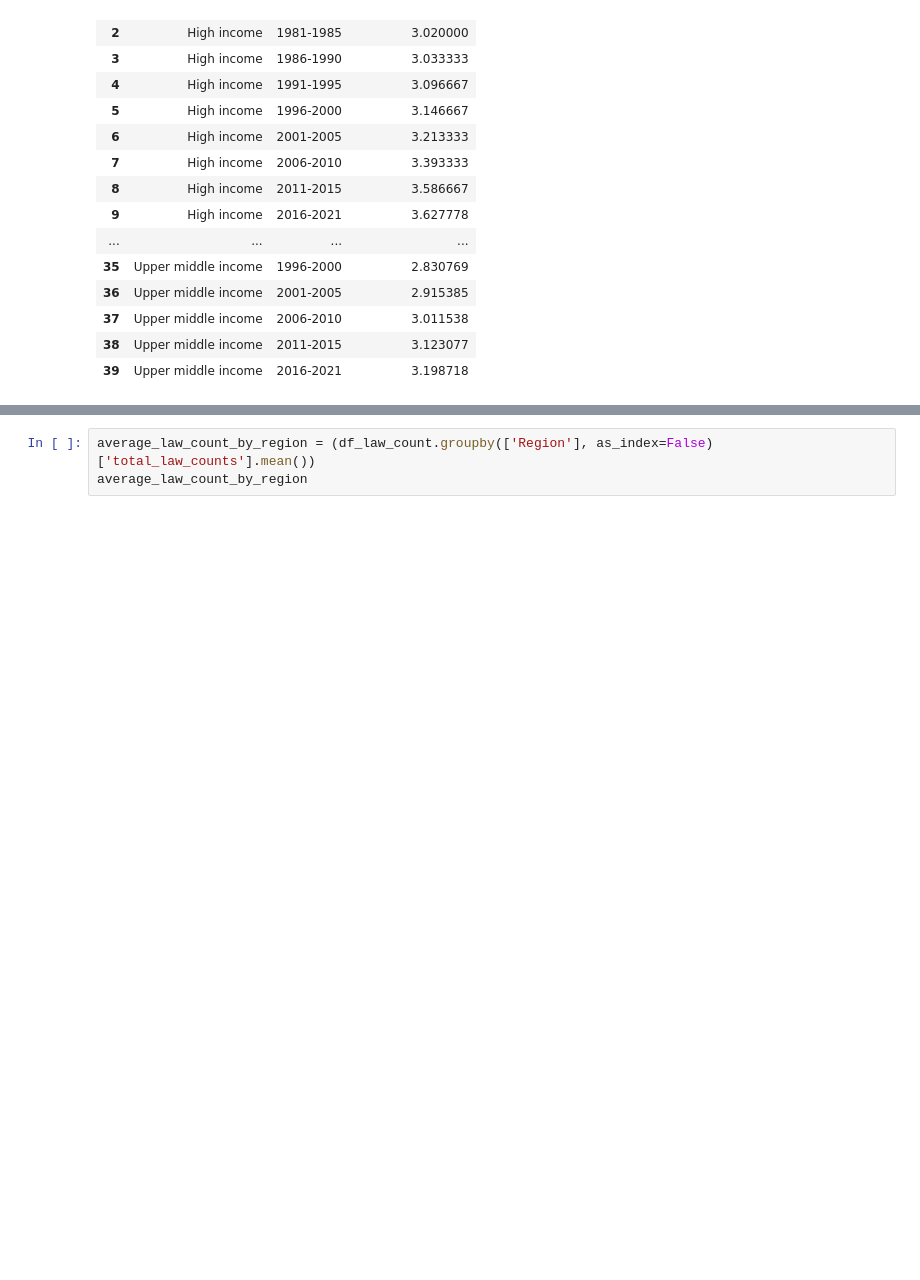
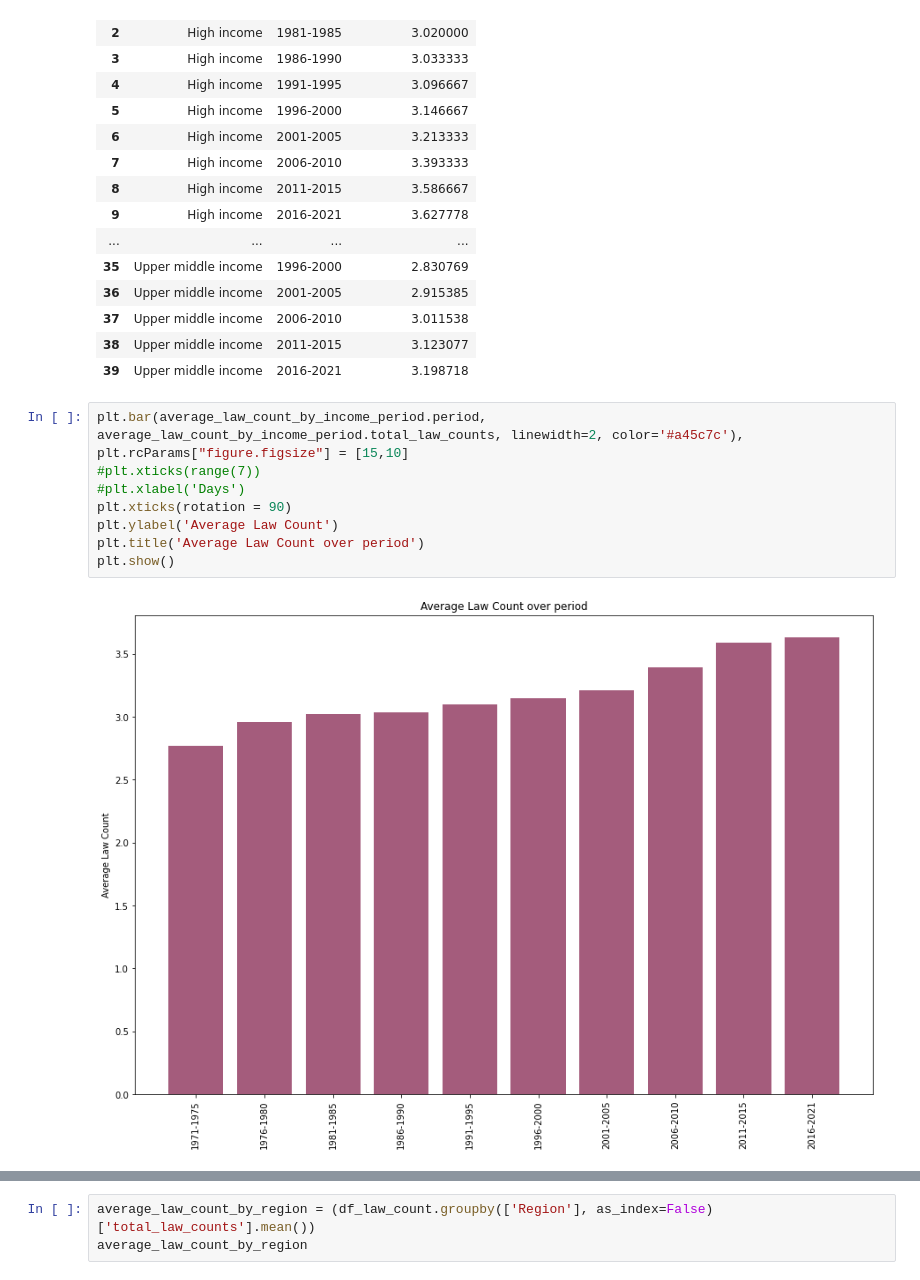
Before and after one commit to AnnikaBock65/Female_Entrepreneurship, a Jupyter notebook: notebooks/law_count_number.ipynb, the cells around one changed output, grey strips where cells are left out. Cells and saved outputs as stored; diff of their text form; blank space fills up the shorter version.

Commit message:
save average law count over period

```diff
--- a/notebooks/law_count_number.ipynb
+++ b/notebooks/law_count_number.ipynb
@@ -259,3 +259,14 @@ average_law_count_by_income_period
 | 37 | Upper middle income | 2006-2010 | 3.011538 |
 | 38 | Upper middle income | 2011-2015 | 3.123077 |
 | 39 | Upper middle income | 2016-2021 | 3.198718 |
+# %%
+plt.bar(average_law_count_by_income_period.period, average_law_count_by_income_period.total_law_counts, linewidth=2, color='#a45c7c'),
+plt.rcParams["figure.figsize"] = [15,10]
+#plt.xticks(range(7))
+#plt.xlabel('Days')
+plt.xticks(rotation = 90)
+plt.ylabel('Average Law Count')
+plt.title('Average Law Count over period')
+plt.show()
+# %% [output]
+[figure, added]
```
Also changed, not shown: parts of 1 cell of this notebook.
